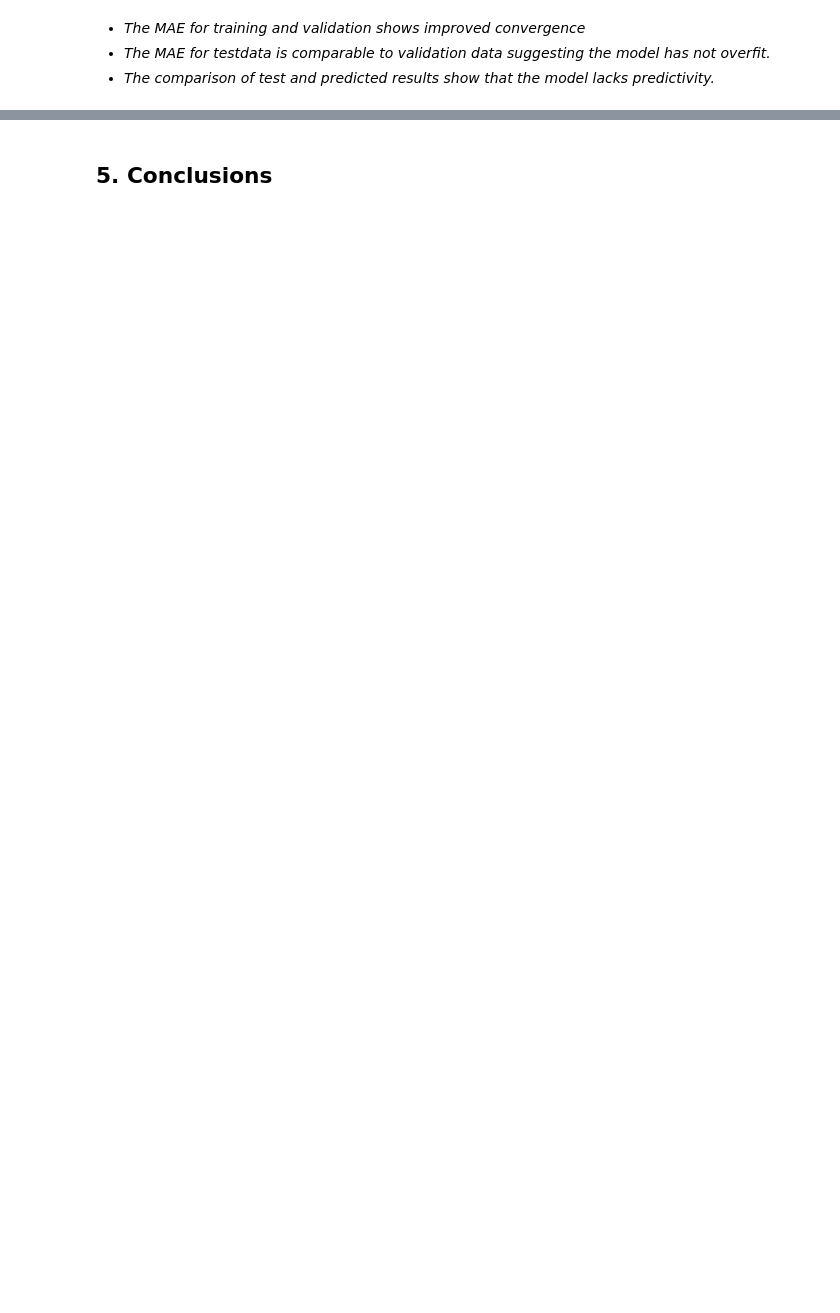
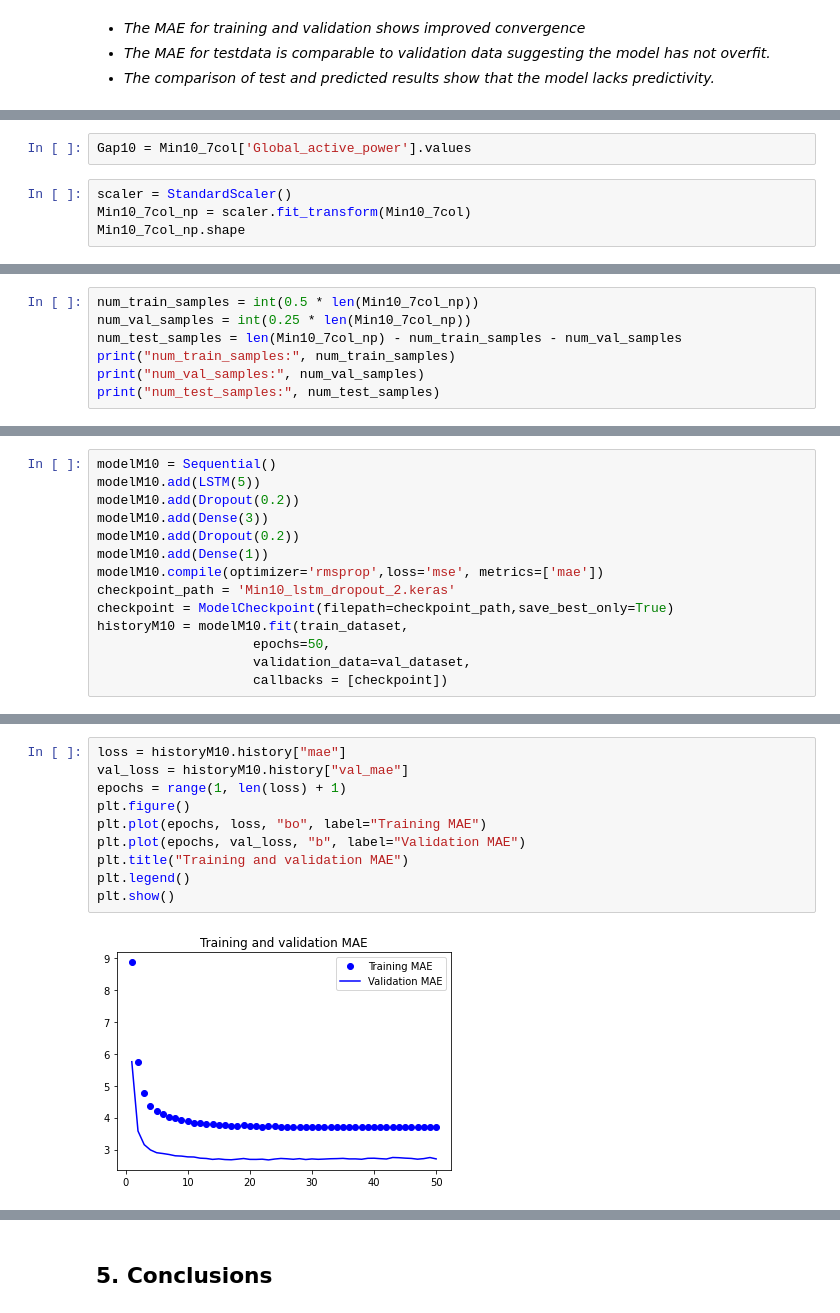
Before and after one commit to RitwickRoy/Machine_Learning_Notebooks, a Jupyter notebook: HouseholdPowerConsumption_LSTM.ipynb, the cells around one changed output, grey strips where cells are left out. Saved outputs shown, nothing was run; the diff lists cells and outputs as text; blank space fills up the shorter version.

```diff
--- a/HouseholdPowerConsumption_LSTM.ipynb
+++ b/HouseholdPowerConsumption_LSTM.ipynb
@@ -1122,0 +1179,6 @@ plt.show(fig)
+# %%
+Gap10 = Min10_7col['Global_active_power'].values
+# %%
+scaler = StandardScaler()
+Min10_7col_np = scaler.fit_transform(Min10_7col)
+Min10_7col_np.shape
@@ -1122,0 +1187,7 @@ plt.show(fig)
+# %%
+num_train_samples = int(0.5 * len(Min10_7col_np))
+num_val_samples = int(0.25 * len(Min10_7col_np))
+num_test_samples = len(Min10_7col_np) - num_train_samples - num_val_samples
+print("num_train_samples:", num_train_samples)
+print("num_val_samples:", num_val_samples)
+print("num_test_samples:", num_test_samples)
@@ -1122,0 +1259,14 @@ plt.show(fig)
+# %%
+modelM10 = Sequential()
+modelM10.add(LSTM(5))
+modelM10.add(Dropout(0.2))
+modelM10.add(Dense(3))
+modelM10.add(Dropout(0.2))
+modelM10.add(Dense(1))
+modelM10.compile(optimizer='rmsprop',loss='mse', metrics=['mae'])
+checkpoint_path = 'Min10_lstm_dropout_2.keras'
+checkpoint = ModelCheckpoint(filepath=checkpoint_path,save_best_only=True)
+historyM10 = modelM10.fit(train_dataset,
+                    epochs=50,
+                    validation_data=val_dataset,
+                    callbacks = [checkpoint])
@@ -1122,0 +1291,12 @@ plt.show(fig)
+# %%
+loss = historyM10.history["mae"]
+val_loss = historyM10.history["val_mae"]
+epochs = range(1, len(loss) + 1)
+plt.figure()
+plt.plot(epochs, loss, "bo", label="Training MAE")
+plt.plot(epochs, val_loss, "b", label="Validation MAE")
+plt.title("Training and validation MAE")
+plt.legend()
+plt.show()
+# %% [output]
+[figure, added]
```
Also changed, not shown: parts of 59 cells of this notebook.
